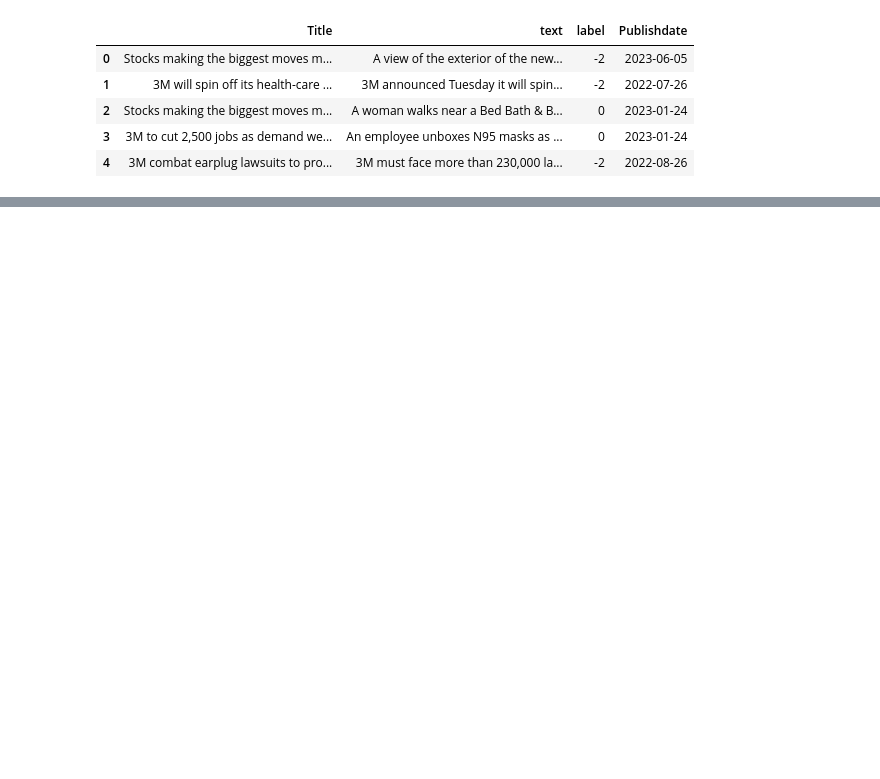
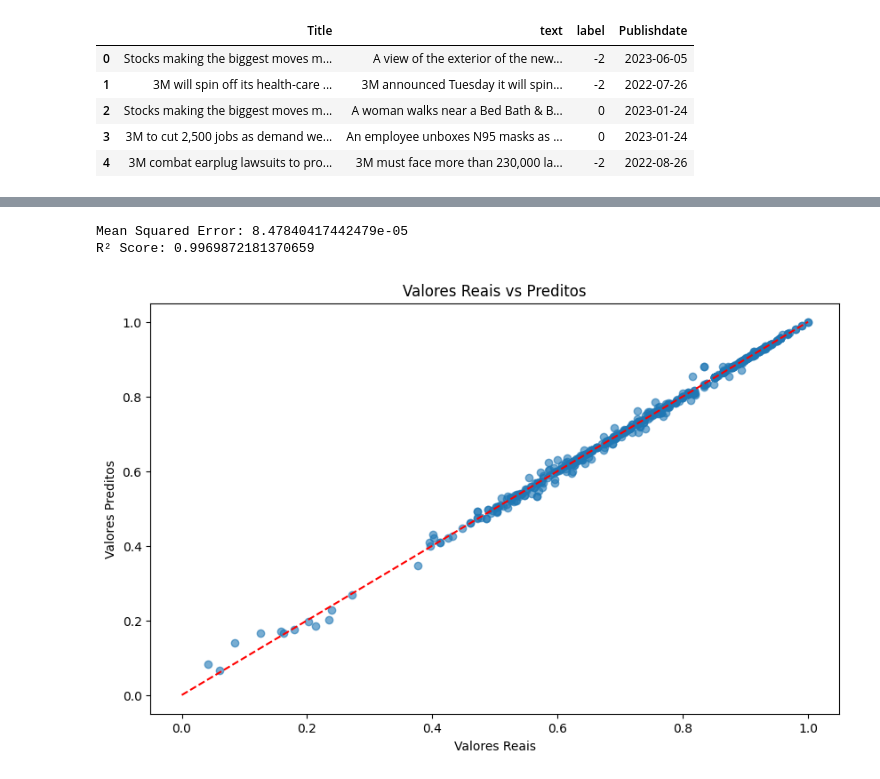
Before and after one commit to erlonL/series-temporais, a Jupyter notebook: projeto2/ST_Projeto2.ipynb, the cells around one changed output, grey strips where cells are left out. Drawn from its saved outputs; the diff is of its cells as text; code cells hidden in the pictures; blank space fills up the shorter version.

```diff
--- a/projeto2/ST_Projeto2.ipynb
+++ b/projeto2/ST_Projeto2.ipynb
@@ -184,0 +280,34 @@ memory usage: 163.0+ KB
+# %%
+# transformando em int o valor da coluna 'Date'
+labeled_close['Date'] = labeled_close['Date'].astype(int)
+# %%
+labeled_close.dropna(inplace=True)
+# %%
+X = labeled_close[['Date', 'label']]
+y = labeled_close['Close']
+
+X_train, X_test, y_train, y_test = train_test_split(X, y, test_size=0.2, random_state=42)
+# %%
+model = RandomForestRegressor()  # ou outro modelo de regressão
+model.fit(X_train, y_train)
+
+y_pred = model.predict(X_test)
+# %%
+mse = mean_squared_error(y_test, y_pred)
+r2 = r2_score(y_test, y_pred)
+
+print(f'Mean Squared Error: {mse}')
+print(f'R² Score: {r2}')
+
+# Opcional: Visualizar as predições versus os valores reais
+plt.figure(figsize=(10, 6))
+plt.scatter(y_test, y_pred, alpha=0.6)
+plt.plot([y.min(), y.max()], [y.min(), y.max()], '--r')
+plt.xlabel('Valores Reais')
+plt.ylabel('Valores Preditos')
+plt.title('Valores Reais vs Preditos')
+plt.show()
+# %% [output]
+Mean Squared Error: 8.47840417442479e-05
+R² Score: 0.9969872181370659
+[figure, added]
```
Also changed, not shown: parts of 12 cells of this notebook.
